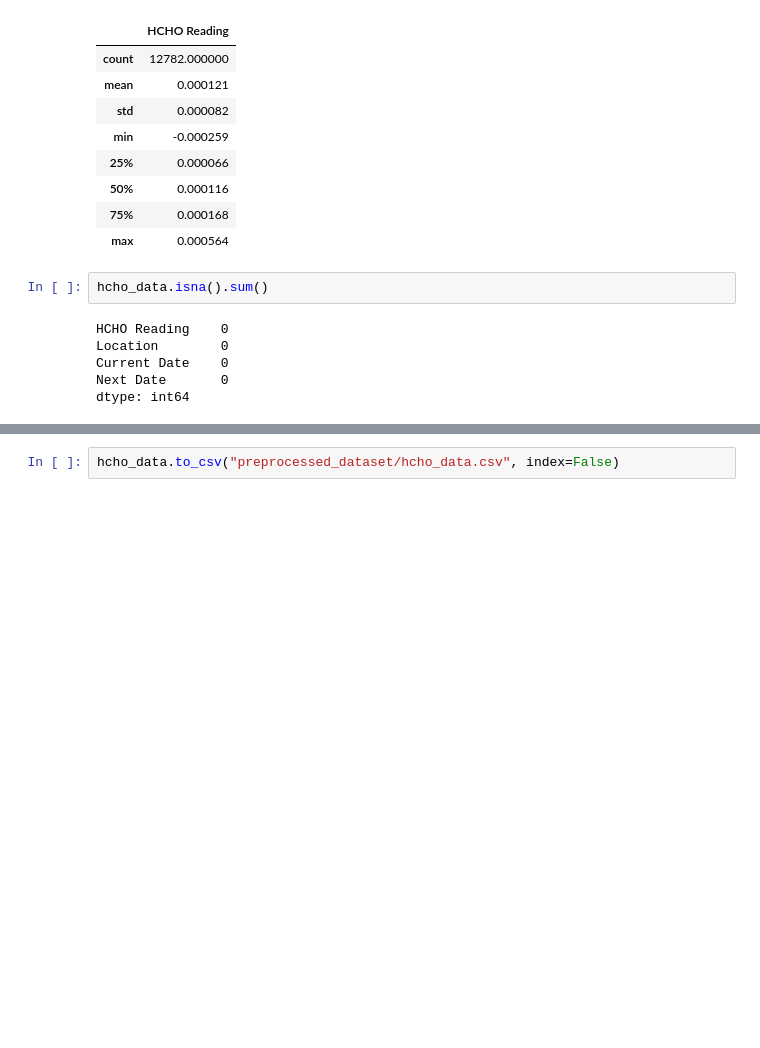
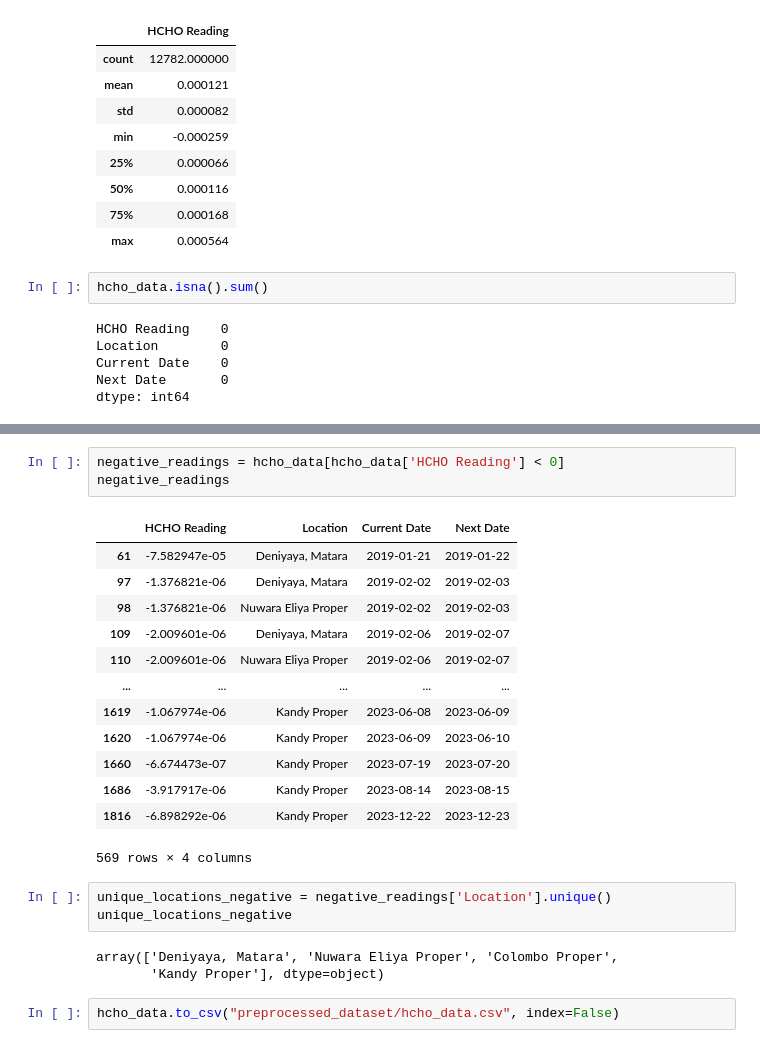
Before and after one commit to VinukaSilva/HCHO-Prediction, a Jupyter notebook: Pre Processing.ipynb, the cells around one changed output, grey strips where cells are left out. Drawn from its saved outputs; the diff is of its cells as text; blank space fills up the shorter version.

Commit message:
Negative value checking

```diff
--- a/Pre Processing.ipynb
+++ b/Pre Processing.ipynb
@@ -755,2 +765,25 @@ dtype: int64
+# %%
+negative_readings = hcho_data[hcho_data['HCHO Reading'] < 0]
+negative_readings
+# %% [output]
+|  | HCHO Reading | Location | Current Date | Next Date |
+| 61 | -7.582947e-05 | Deniyaya, Matara | 2019-01-21 | 2019-01-22 |
+| 97 | -1.376821e-06 | Deniyaya, Matara | 2019-02-02 | 2019-02-03 |
+| 98 | -1.376821e-06 | Nuwara Eliya Proper | 2019-02-02 | 2019-02-03 |
+| 109 | -2.009601e-06 | Deniyaya, Matara | 2019-02-06 | 2019-02-07 |
+| 110 | -2.009601e-06 | Nuwara Eliya Proper | 2019-02-06 | 2019-02-07 |
+| ... | ... | ... | ... | ... |
+| 1619 | -1.067974e-06 | Kandy Proper | 2023-06-08 | 2023-06-09 |
+| 1620 | -1.067974e-06 | Kandy Proper | 2023-06-09 | 2023-06-10 |
+| 1660 | -6.674473e-07 | Kandy Proper | 2023-07-19 | 2023-07-20 |
+| 1686 | -3.917917e-06 | Kandy Proper | 2023-08-14 | 2023-08-15 |
+| 1816 | -6.898292e-06 | Kandy Proper | 2023-12-22 | 2023-12-23 |
+569 rows × 4 columns
+# %%
+unique_locations_negative = negative_readings['Location'].unique()
+unique_locations_negative
+# %% [output]
+array(['Deniyaya, Matara', 'Nuwara Eliya Proper', 'Colombo Proper',
+       'Kandy Proper'], dtype=object)
 # %%
 hcho_data.to_csv("preprocessed_dataset/hcho_data.csv", index=False)
```
Also changed, not shown: parts of 1 cell of this notebook.
